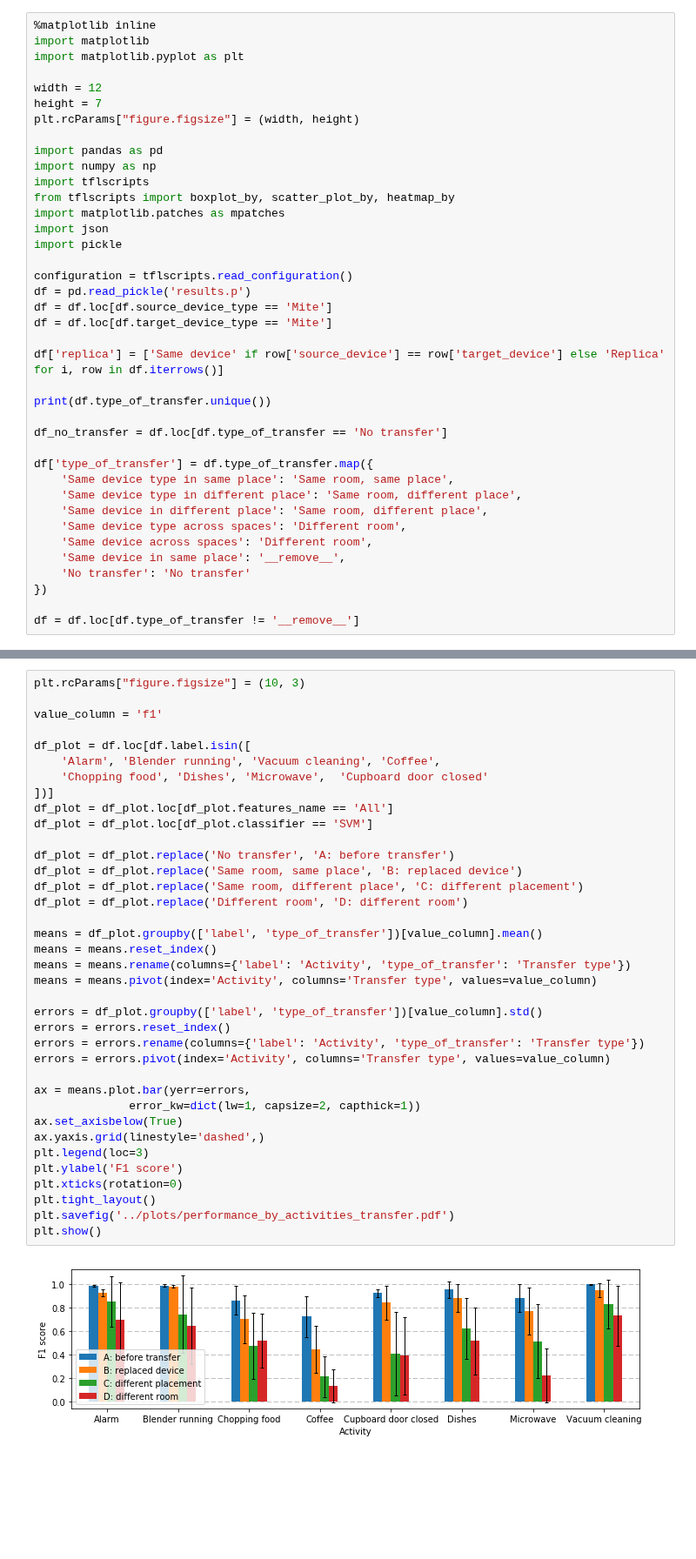
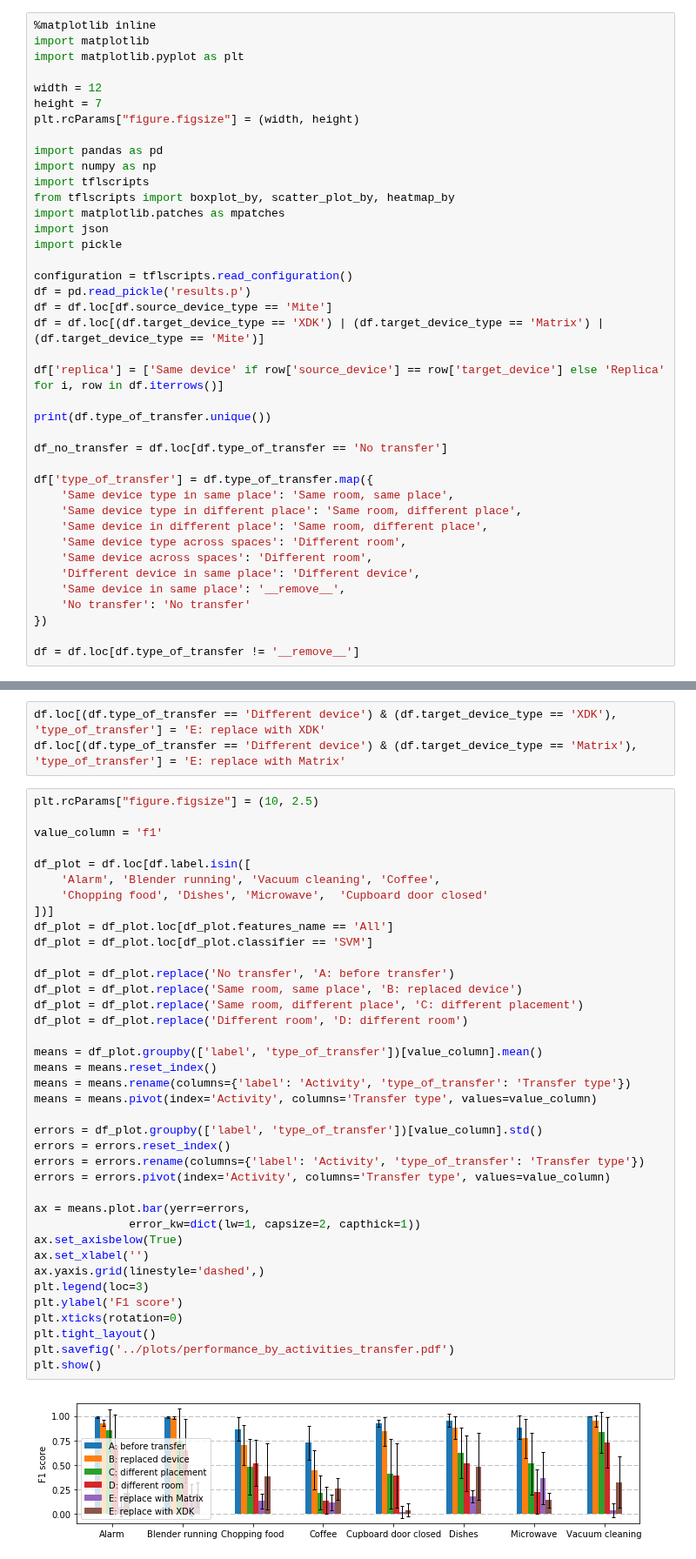
Before and after one commit to matus-tomlein/transfer-learning-playground, a Jupyter notebook: notebooks/single-activity-models/analysis-mites.ipynb, the cells around one changed output, grey strips where cells are left out. Shown at 87% size. Drawn from its saved outputs; the diff is of its cells as text; blank space fills up the shorter version.

```diff
--- a/notebooks/single-activity-models/analysis-mites.ipynb
+++ b/notebooks/single-activity-models/analysis-mites.ipynb
@@ -18,7 +18,7 @@ import pickle
 configuration = tflscripts.read_configuration()
 df = pd.read_pickle('results.p')
 df = df.loc[df.source_device_type == 'Mite']
-df = df.loc[df.target_device_type == 'Mite']
+df = df.loc[(df.target_device_type == 'XDK') | (df.target_device_type == 'Matrix') | (df.target_device_type == 'Mite')]
 
 df['replica'] = ['Same device' if row['source_device'] == row['target_device'] else 'Replica' for i, row in df.iterrows()]
 
@@ -32,6 +32,7 @@ df['type_of_transfer'] = df.type_of_transfer.map({
     'Same device in different place': 'Same room, different place',
     'Same device type across spaces': 'Different room',
     'Same device across spaces': 'Different room',
+    'Different device in same place': 'Different device',
     'Same device in same place': '__remove__',
     'No transfer': 'No transfer'
 })
@@ -45,5 +46,8 @@ df = df.loc[df.type_of_transfer != '__remove__']
+# %%
+df.loc[(df.type_of_transfer == 'Different device') & (df.target_device_type == 'XDK'), 'type_of_transfer'] = 'E: replace with XDK'
+df.loc[(df.type_of_transfer == 'Different device') & (df.target_device_type == 'Matrix'), 'type_of_transfer'] = 'E: replace with Matrix'
 # %%
-plt.rcParams["figure.figsize"] = (10, 3)
+plt.rcParams["figure.figsize"] = (10, 2.5)
 
 value_column = 'f1'
 
@@ -53,31 +57,32 @@ df_plot = df.loc[df.label.isin([
 ])]
 df_plot = df_plot.loc[df_plot.features_name == 'All']
 df_plot = df_plot.loc[df_plot.classifier == 'SVM']
 
 df_plot = df_plot.replace('No transfer', 'A: before transfer')
 df_plot = df_plot.replace('Same room, same place', 'B: replaced device')
 df_plot = df_plot.replace('Same room, different place', 'C: different placement')
 df_plot = df_plot.replace('Different room', 'D: different room')
 
 means = df_plot.groupby(['label', 'type_of_transfer'])[value_column].mean()
 means = means.reset_index()
 means = means.rename(columns={'label': 'Activity', 'type_of_transfer': 'Transfer type'})
 means = means.pivot(index='Activity', columns='Transfer type', values=value_column)
 
 errors = df_plot.groupby(['label', 'type_of_transfer'])[value_column].std()
 errors = errors.reset_index()
 errors = errors.rename(columns={'label': 'Activity', 'type_of_transfer': 'Transfer type'})
 errors = errors.pivot(index='Activity', columns='Transfer type', values=value_column)
 
 ax = means.plot.bar(yerr=errors,
               error_kw=dict(lw=1, capsize=2, capthick=1))
 ax.set_axisbelow(True)
+ax.set_xlabel('')
 ax.yaxis.grid(linestyle='dashed',)
 plt.legend(loc=3)
 plt.ylabel('F1 score')
 plt.xticks(rotation=0)
 plt.tight_layout()
 plt.savefig('../plots/performance_by_activities_transfer.pdf')
 plt.show()
 # %% [output]
-[figure, old version]
+[figure, new version]
```
Also changed, not shown: parts of 4 cells of this notebook, 13 other files.
